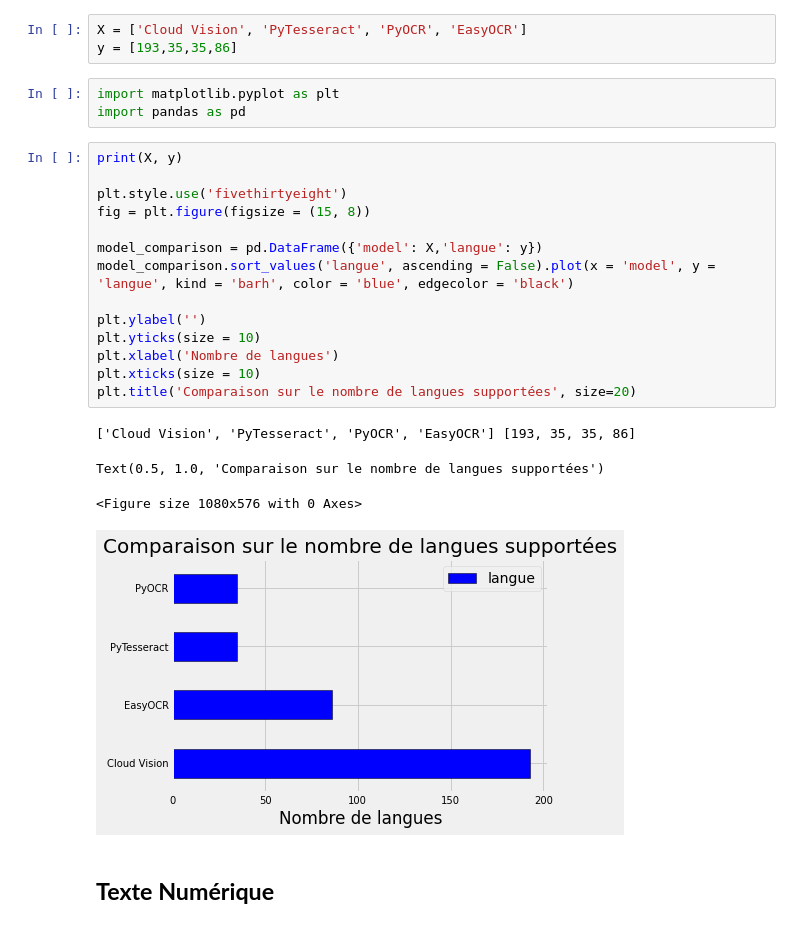
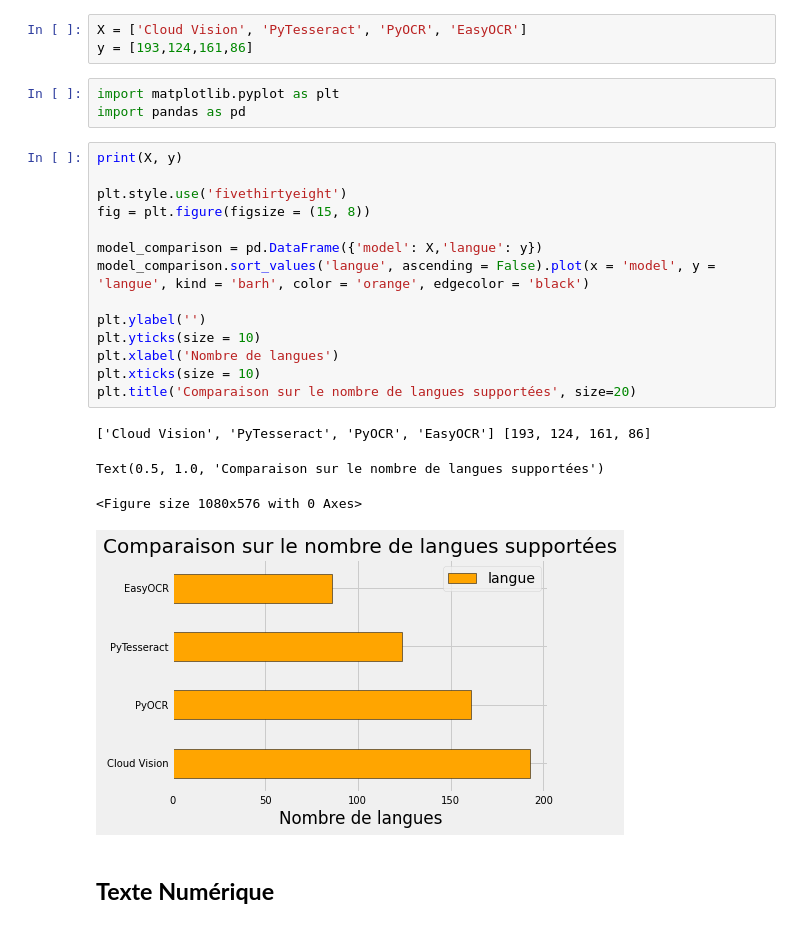
Before and after one commit to ebongoa/PI17, a Jupyter notebook: matrice-de-d-cision-ocr.ipynb, the cells around one changed output. Drawn from its saved outputs; the diff is of its cells as text.

```diff
--- a/matrice-de-d-cision-ocr.ipynb
+++ b/matrice-de-d-cision-ocr.ipynb
@@ -38,28 +74,28 @@ pyocr.get_available_tools()[0].get_available_languages()
 # %%
 X = ['Cloud Vision', 'PyTesseract', 'PyOCR', 'EasyOCR']
-y = [193,35,35,86]
+y = [193,124,161,86]
 # %%
 import matplotlib.pyplot as plt
 import pandas as pd
 # %%
 print(X, y)
 
 plt.style.use('fivethirtyeight')
 fig = plt.figure(figsize = (15, 8))
 
 model_comparison = pd.DataFrame({'model': X,'langue': y})
-model_comparison.sort_values('langue', ascending = False).plot(x = 'model', y = 'langue', kind = 'barh', color = 'blue', edgecolor = 'black')
+model_comparison.sort_values('langue', ascending = False).plot(x = 'model', y = 'langue', kind = 'barh', color = 'orange', edgecolor = 'black')
 
 plt.ylabel('')
 plt.yticks(size = 10)
 plt.xlabel('Nombre de langues')
 plt.xticks(size = 10)
 plt.title('Comparaison sur le nombre de langues supportées', size=20)
 # %% [output]
-['Cloud Vision', 'PyTesseract', 'PyOCR', 'EasyOCR'] [193, 35, 35, 86]
+['Cloud Vision', 'PyTesseract', 'PyOCR', 'EasyOCR'] [193, 124, 161, 86]
 Text(0.5, 1.0, 'Comparaison sur le nombre de langues supportées')
 <Figure size 1080x576 with 0 Axes>
-[figure, old version]
+[figure, new version]
 # %% [markdown]
 ## **Texte Numérique**
 # %%
```
Also changed, not shown: parts of 44 cells of this notebook.
